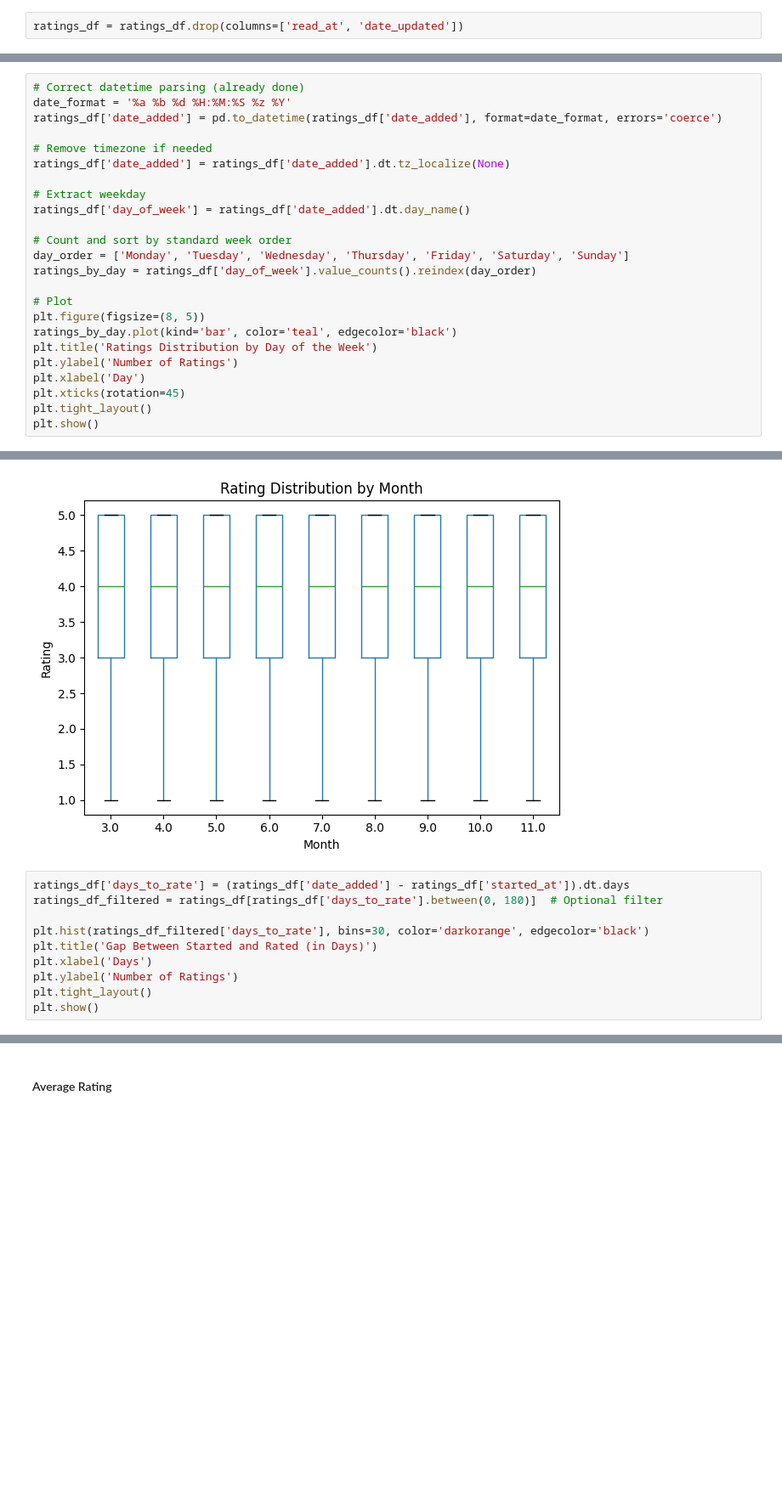
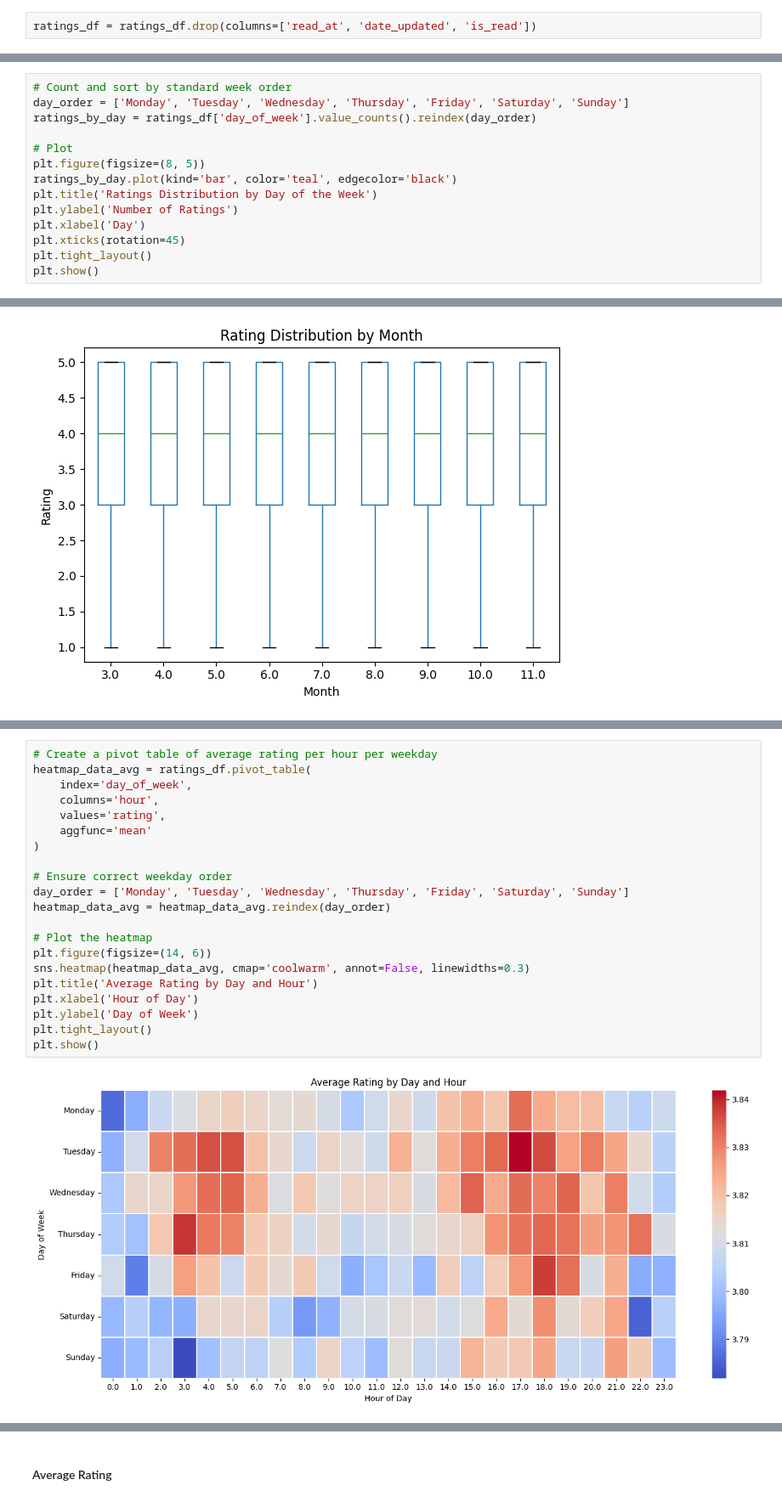
Before and after one commit to Matzmuda4/Goodreads-Recommender-Solution, a Jupyter notebook: EDA.ipynb, the cells around one changed output, grey strips where cells are left out. Shown at 85% size. Cells and saved outputs as stored; diff of their text form; blank space fills up the shorter version.

Commit message:
EDA Done except Text Reviews Section

```diff
--- a/EDA.ipynb
+++ b/EDA.ipynb
@@ -123,4 +123,4 @@ reviews_df = pd.read_csv(os.path.join(DATA_DIR, 'reviews_df.csv'))
 # %%
 ratings_df = pd.read_csv(os.path.join(DATA_DIR, 'ratings_df.csv'))
 # %%
-ratings_df = ratings_df.drop(columns=['read_at', 'date_updated'])
+ratings_df = ratings_df.drop(columns=['read_at', 'date_updated', 'is_read'])
@@ -563,14 +591,4 @@ ratings_df.head()
 # %%
-# Correct datetime parsing (already done)
-date_format = '%a %b %d %H:%M:%S %z %Y'
-ratings_df['date_added'] = pd.to_datetime(ratings_df['date_added'], format=date_format, errors='coerce')
-
-# Remove timezone if needed
-ratings_df['date_added'] = ratings_df['date_added'].dt.tz_localize(None)
-
-# Extract weekday
-ratings_df['day_of_week'] = ratings_df['date_added'].dt.day_name()
-
 # Count and sort by standard week order
 day_order = ['Monday', 'Tuesday', 'Wednesday', 'Thursday', 'Friday', 'Saturday', 'Sunday']
 ratings_by_day = ratings_df['day_of_week'].value_counts().reindex(day_order)
@@ -609,13 +645,3 @@ plt.tight_layout()
 plt.show()
 # %% [output]
 [figure]
-# %%
-ratings_df['days_to_rate'] = (ratings_df['date_added'] - ratings_df['started_at']).dt.days
-ratings_df_filtered = ratings_df[ratings_df['days_to_rate'].between(0, 180)]  # Optional filter
-
-plt.hist(ratings_df_filtered['days_to_rate'], bins=30, color='darkorange', edgecolor='black')
-plt.title('Gap Between Started and Rated (in Days)')
-plt.xlabel('Days')
-plt.ylabel('Number of Ratings')
-plt.tight_layout()
-plt.show()
@@ -650,0 +670,23 @@ plt.show()
+# %%
+# Create a pivot table of average rating per hour per weekday
+heatmap_data_avg = ratings_df.pivot_table(
+    index='day_of_week',
+    columns='hour',
+    values='rating',
+    aggfunc='mean'
+)
+
+# Ensure correct weekday order
+day_order = ['Monday', 'Tuesday', 'Wednesday', 'Thursday', 'Friday', 'Saturday', 'Sunday']
+heatmap_data_avg = heatmap_data_avg.reindex(day_order)
+
+# Plot the heatmap
+plt.figure(figsize=(14, 6))
+sns.heatmap(heatmap_data_avg, cmap='coolwarm', annot=False, linewidths=0.3)
+plt.title('Average Rating by Day and Hour')
+plt.xlabel('Hour of Day')
+plt.ylabel('Day of Week')
+plt.tight_layout()
+plt.show()
+# %% [output]
+[figure, added]
```
Also changed, not shown: parts of 65 cells of this notebook.
